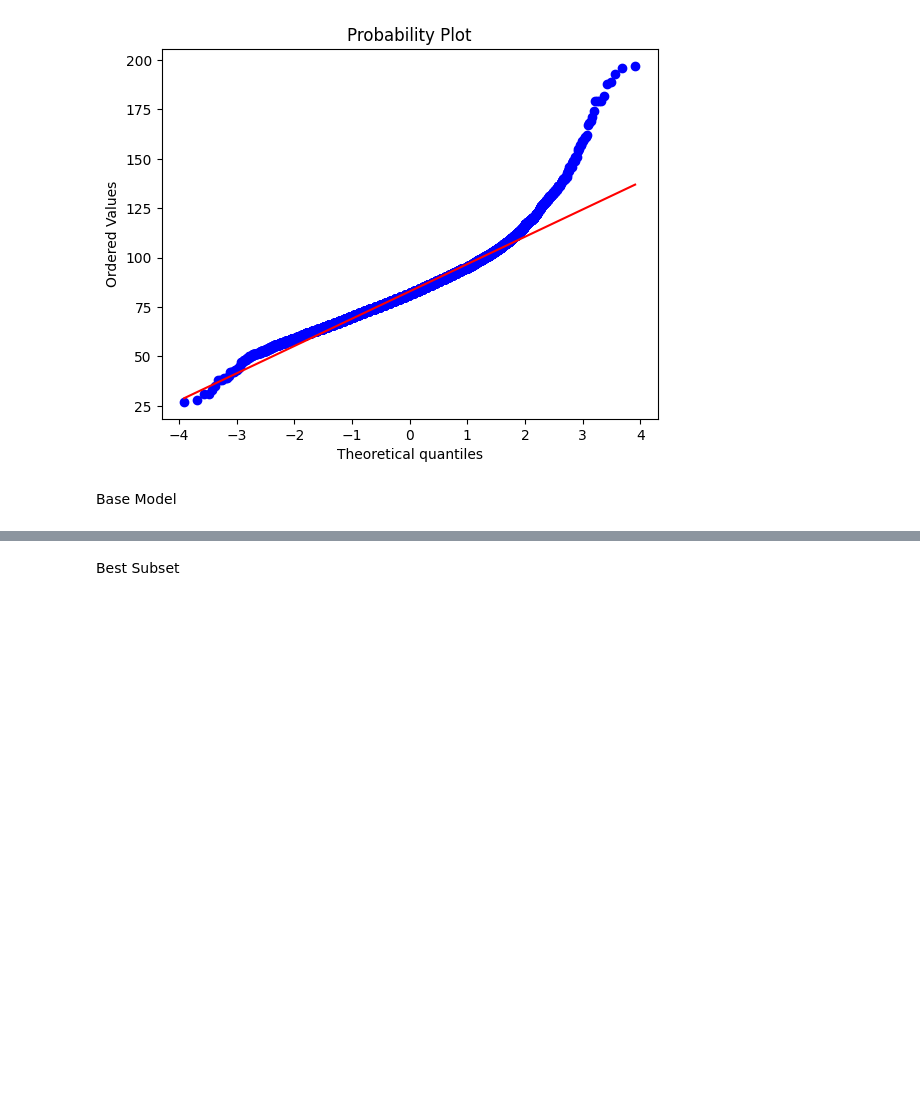
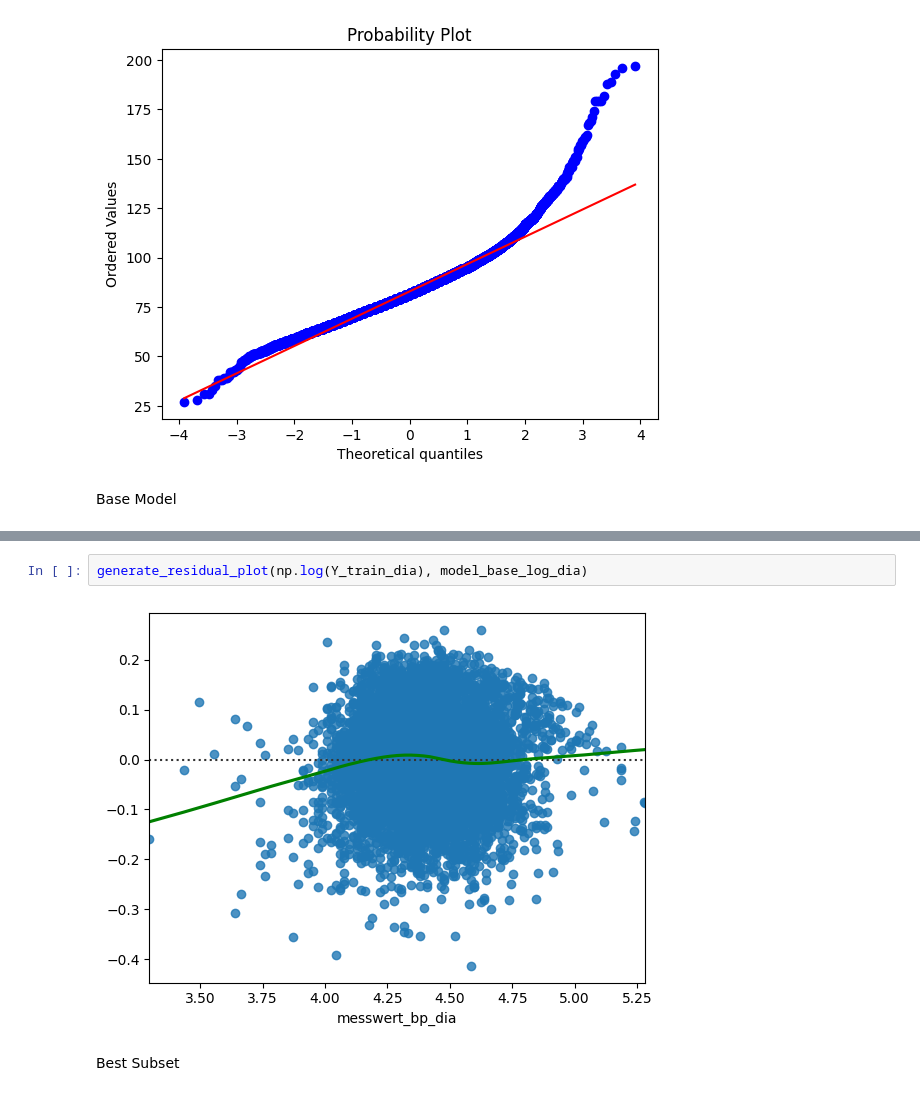
Before and after one commit to farrukh-ahmed/Case-Studies---Project-1, a Jupyter notebook: Notebooks/Week04-linear-models-Raafey.ipynb, the cells around one changed output, grey strips where cells are left out. Cells and saved outputs as stored; diff of their text form; blank space fills up the shorter version.

```diff
--- a/Notebooks/Week04-linear-models-Raafey.ipynb
+++ b/Notebooks/Week04-linear-models-Raafey.ipynb
@@ -134,3 +219,7 @@ generate_residual_plot(Y_train_dia, model_base_dia)
+# %%
+generate_residual_plot(np.log(Y_train_dia), model_base_log_dia)
+# %% [output]
+[figure, added]
 # %% [markdown]
 Best Subset
 # %%
```
Also changed, not shown: parts of 38 cells of this notebook, 2 other files.
